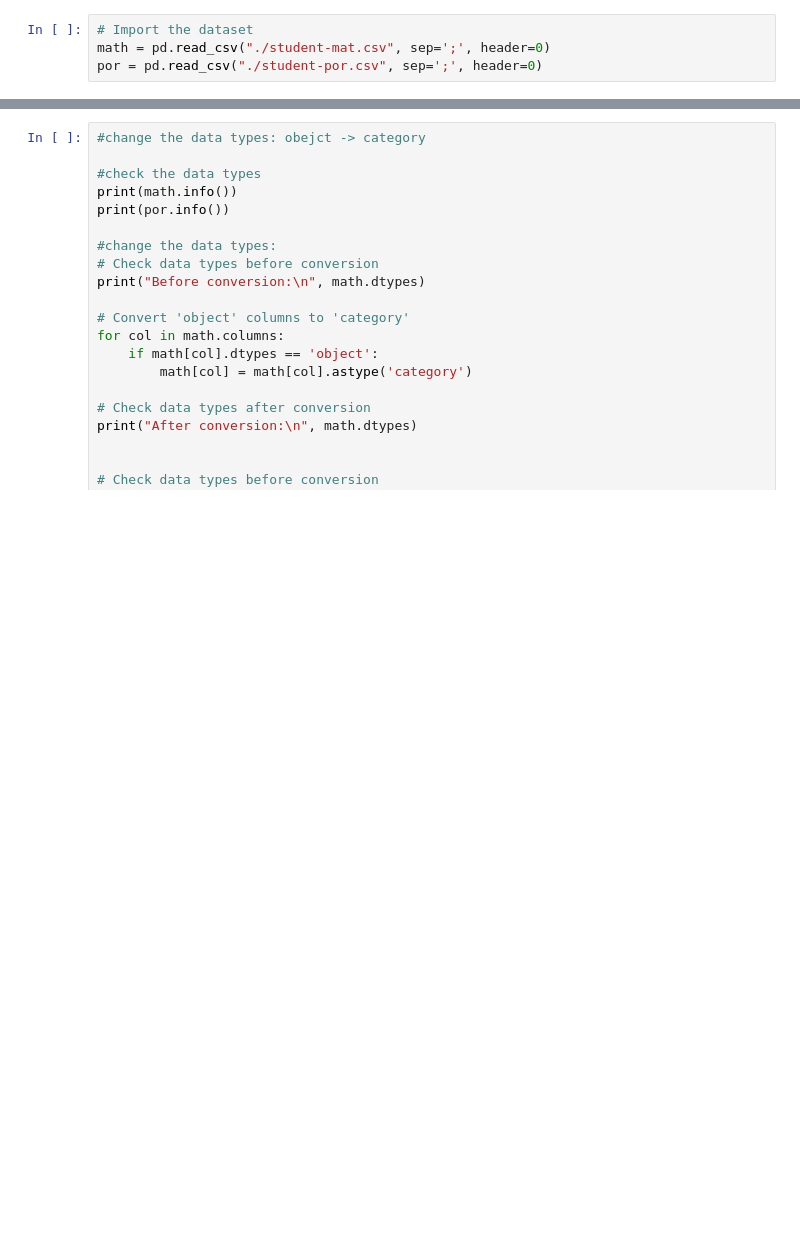
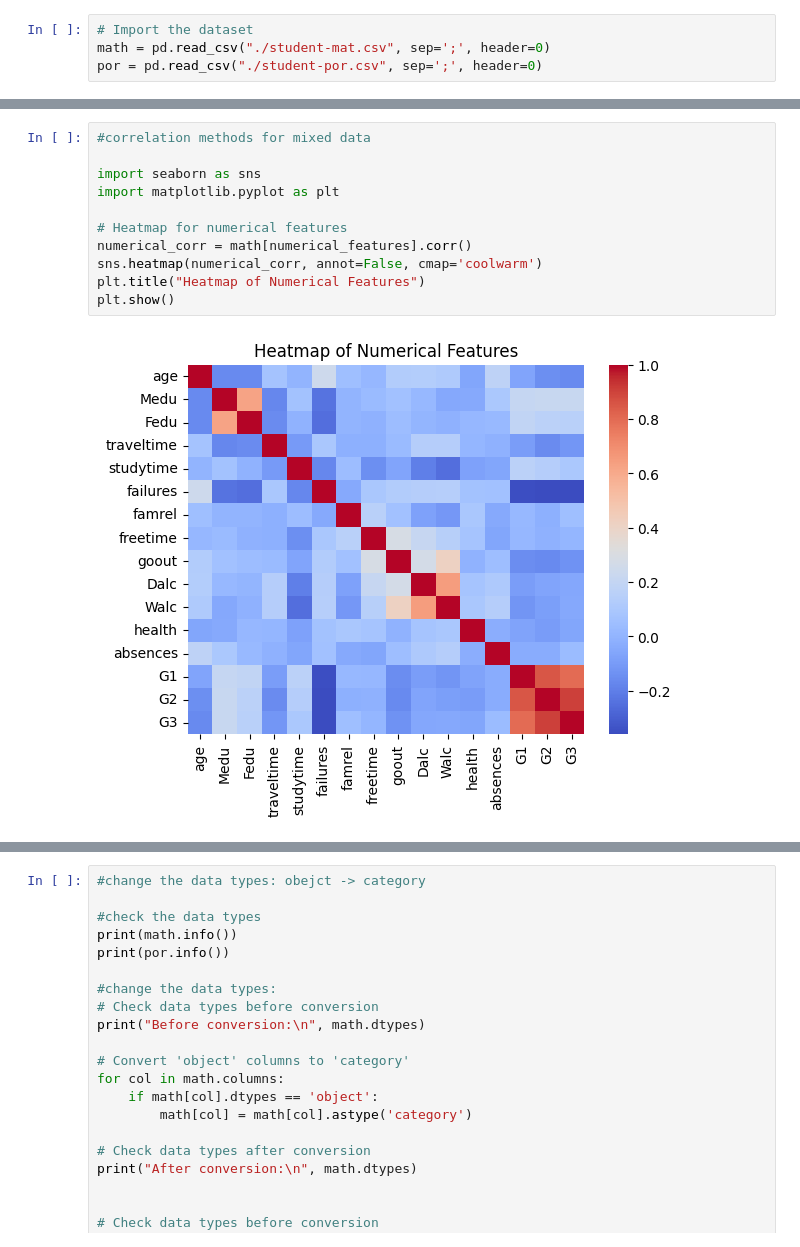
Before and after one commit to david-boules/SDS-CP015-student-performance-pred, a Jupyter notebook: notebooks/cholpon_zhakshylykova/cholpon_zhakshylykova_multiLinRegression.ipynb, the cells around one changed output, grey strips where cells are left out. Drawn from its saved outputs; the diff is of its cells as text; blank space fills up the shorter version.

```diff
--- a/notebooks/cholpon_zhakshylykova/cholpon_zhakshylykova_multiLinRegression.ipynb
+++ b/notebooks/cholpon_zhakshylykova/cholpon_zhakshylykova_multiLinRegression.ipynb
@@ -22,0 +89,13 @@ por = pd.read_csv("./student-por.csv", sep=';', header=0)
+# %%
+#correlation methods for mixed data
+
+import seaborn as sns
+import matplotlib.pyplot as plt
+
+# Heatmap for numerical features
+numerical_corr = math[numerical_features].corr()
+sns.heatmap(numerical_corr, annot=False, cmap='coolwarm')
+plt.title("Heatmap of Numerical Features")
+plt.show()
+# %% [output]
+[figure, added]
```
Also changed, not shown: parts of 7 cells of this notebook, 2 other files.
